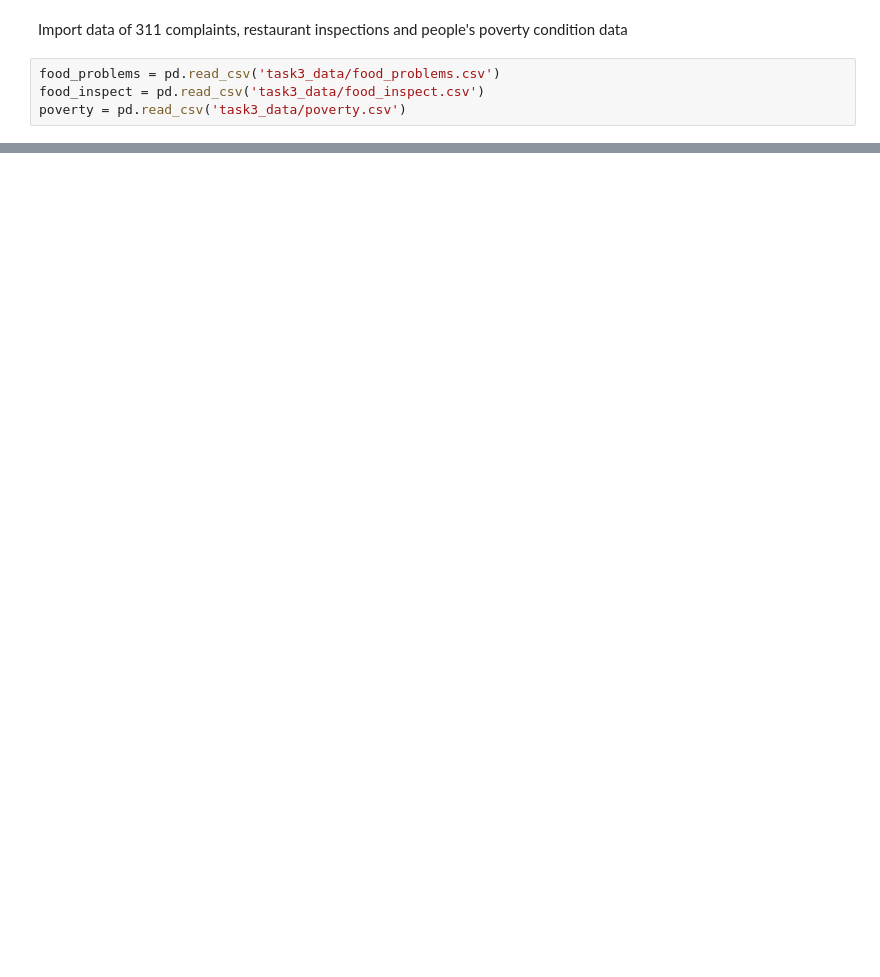
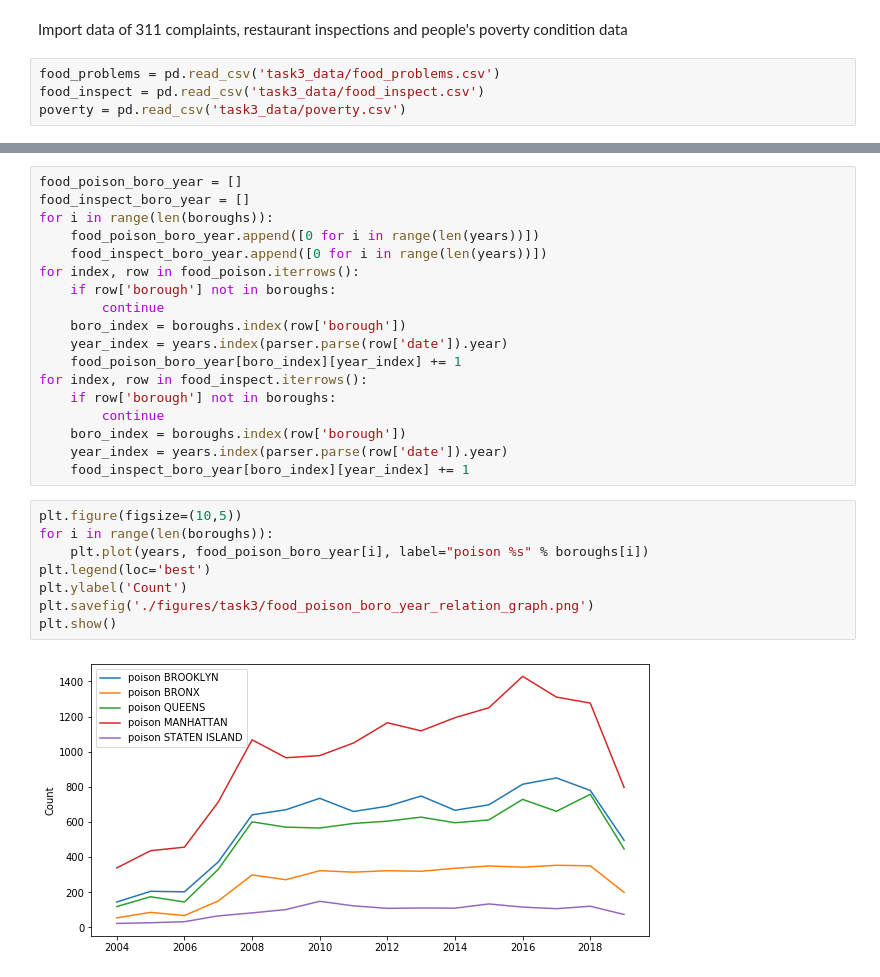
Before and after one commit to poi233/bigdata_project, a Jupyter notebook: Task3.ipynb, the cells around one changed output, grey strips where cells are left out. Drawn from its saved outputs; the diff is of its cells as text; blank space fills up the shorter version.

```diff
--- a/Task3.ipynb
+++ b/Task3.ipynb
@@ -28,0 +66,28 @@ parser.parse('04/06/2010 01:45:57 PM').month
+# %%
+food_poison_boro_year = []
+food_inspect_boro_year = []
+for i in range(len(boroughs)):
+    food_poison_boro_year.append([0 for i in range(len(years))])
+    food_inspect_boro_year.append([0 for i in range(len(years))])
+for index, row in food_poison.iterrows():
+    if row['borough'] not in boroughs:
+        continue
+    boro_index = boroughs.index(row['borough'])
+    year_index = years.index(parser.parse(row['date']).year)
+    food_poison_boro_year[boro_index][year_index] += 1
+for index, row in food_inspect.iterrows():
+    if row['borough'] not in boroughs:
+        continue
+    boro_index = boroughs.index(row['borough'])
+    year_index = years.index(parser.parse(row['date']).year)
+    food_inspect_boro_year[boro_index][year_index] += 1
+# %%
+plt.figure(figsize=(10,5))
+for i in range(len(boroughs)):
+    plt.plot(years, food_poison_boro_year[i], label="poison %s" % boroughs[i])
+plt.legend(loc='best')
+plt.ylabel('Count')
+plt.savefig('./figures/task3/food_poison_boro_year_relation_graph.png')
+plt.show()
+# %% [output]
+[figure, added]
```
Also changed, not shown: parts of 11 cells of this notebook, 5 other files.
